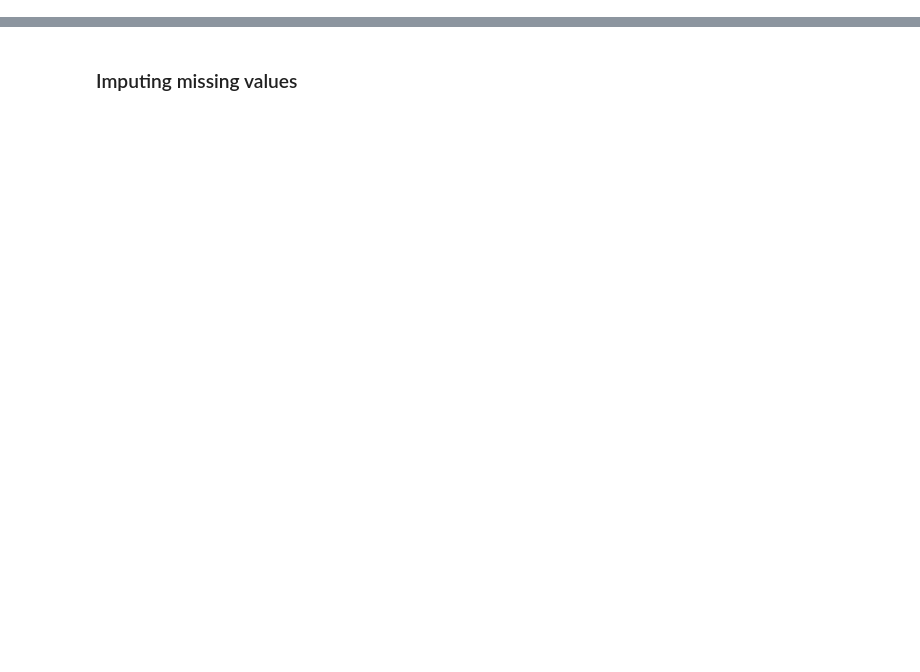
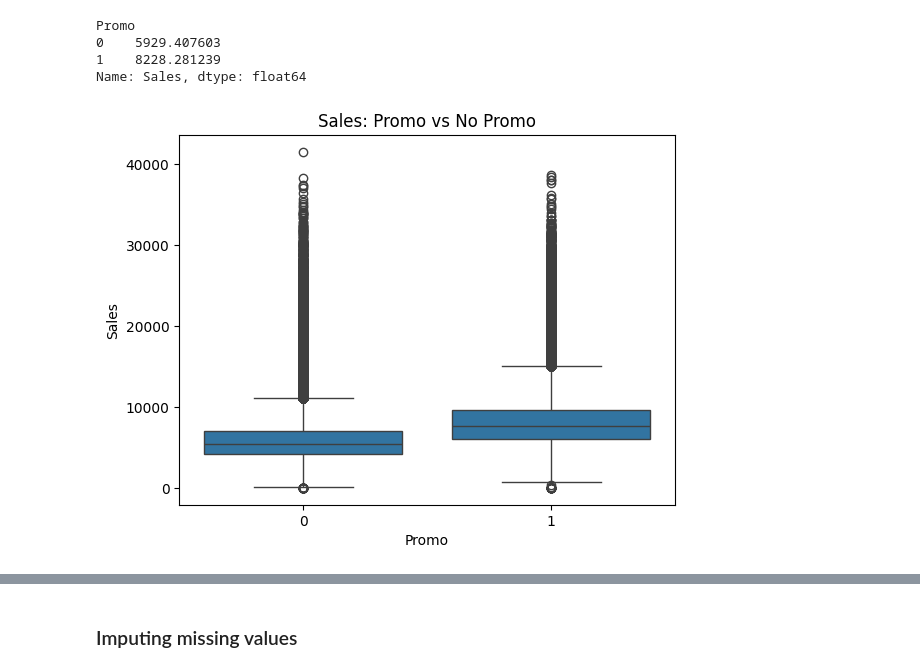
Before and after one commit to DhvanishChodavadiya/Rossmann-Demand-Forecasting, a Jupyter notebook: notebook/EDA.ipynb, the cells around one changed output, grey strips where cells are left out. Saved outputs shown, nothing was run; the diff lists cells and outputs as text; code cells hidden in the pictures; blank space fills up the shorter version.

```diff
--- a/notebook/EDA.ipynb
+++ b/notebook/EDA.ipynb
@@ -44,0 +93,13 @@ df.drop(['Store','CompetitionOpenSinceMonth', 'CompetitionOpenSinceYear','Promo2
+# %%
+promo_effect = df_open.groupby('Promo')['Sales'].mean()
+print(promo_effect)
+
+sns.boxplot(x='Promo', y='Sales', data=df_open)
+plt.title('Sales: Promo vs No Promo')
+plt.show()
+# %% [output]
+Promo
+0    5929.407603
+1    8228.281239
+Name: Sales, dtype: float64
+[figure, added]
```
Also changed, not shown: parts of 56 cells of this notebook, 7 other files.
